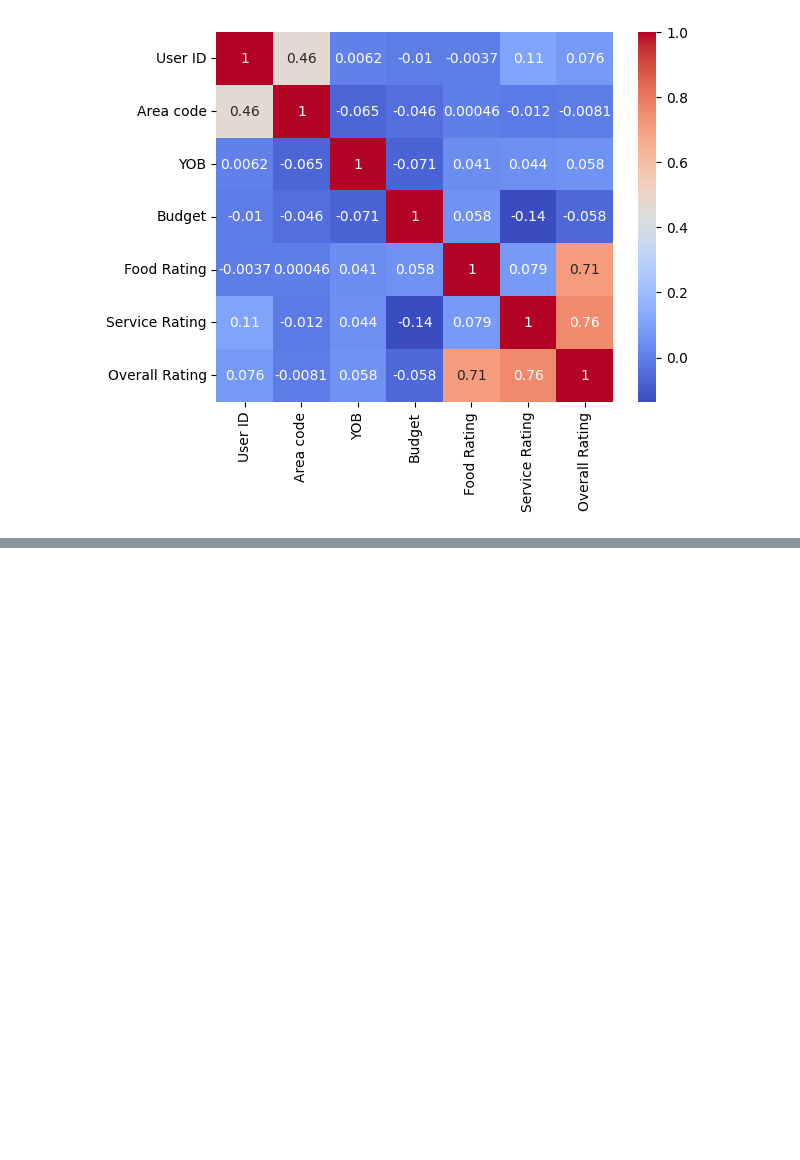
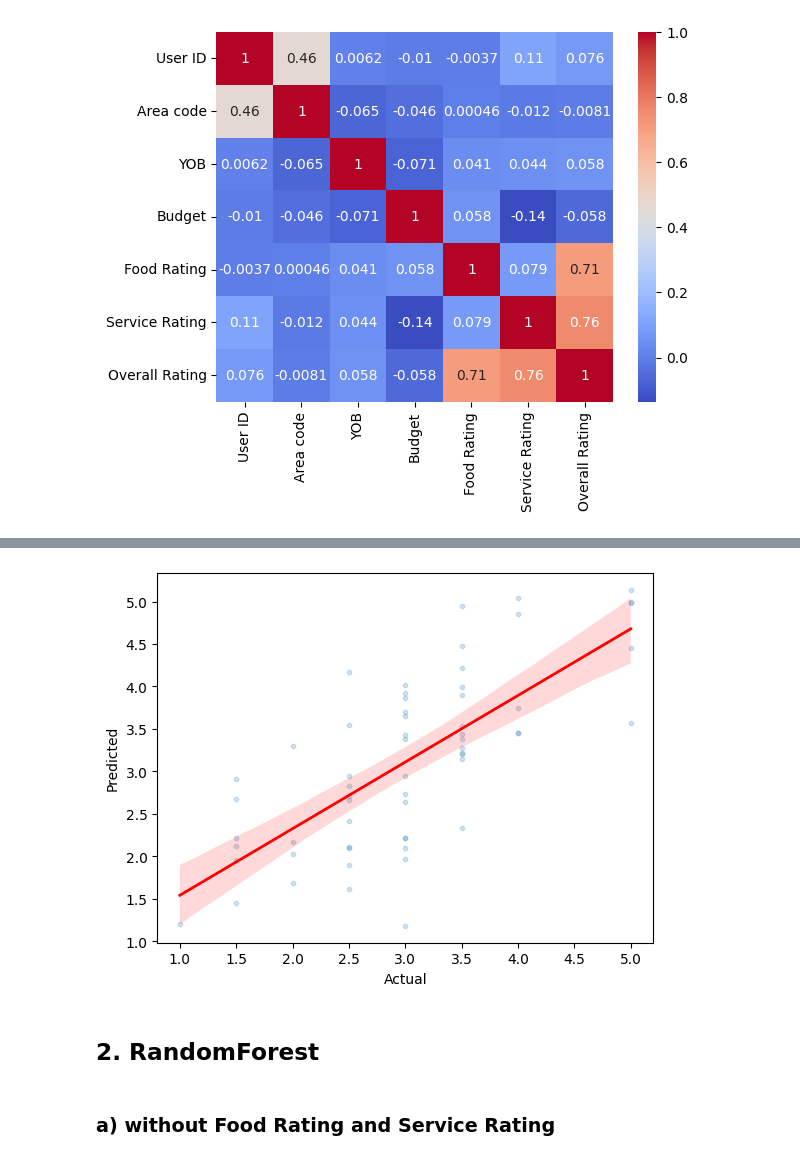
Before and after one commit to Michaela-Vosvrdova/projects, a Jupyter notebook: Restaurant_cuisine_ratings.ipynb, the cells around one changed output, grey strips where cells are left out. Cells and saved outputs as stored; diff of their text form; code cells hidden in the pictures; blank space fills up the shorter version.

```diff
--- a/EDA_restaurant_cusine_ratings.ipynb
+++ b/Restaurant_cuisine_ratings.ipynb
@@ -184,0 +372,11 @@ sns.heatmap(tc, annot=True, cmap="coolwarm")
+# %%
+sns.regplot(x=y_test, y=y_pred, scatter_kws={'s': 10, 'alpha': 0.2}, line_kws={'color': 'red', 'linewidth': 2})
+plt.xlabel('Actual')
+plt.ylabel('Predicted')
+plt.show()
+# %% [output]
+[figure, added]
+# %% [markdown]
+## **2. RandomForest**
+# %% [markdown]
+### **a) without Food Rating and Service Rating**
```
Also changed, not shown: parts of 64 cells of this notebook.
